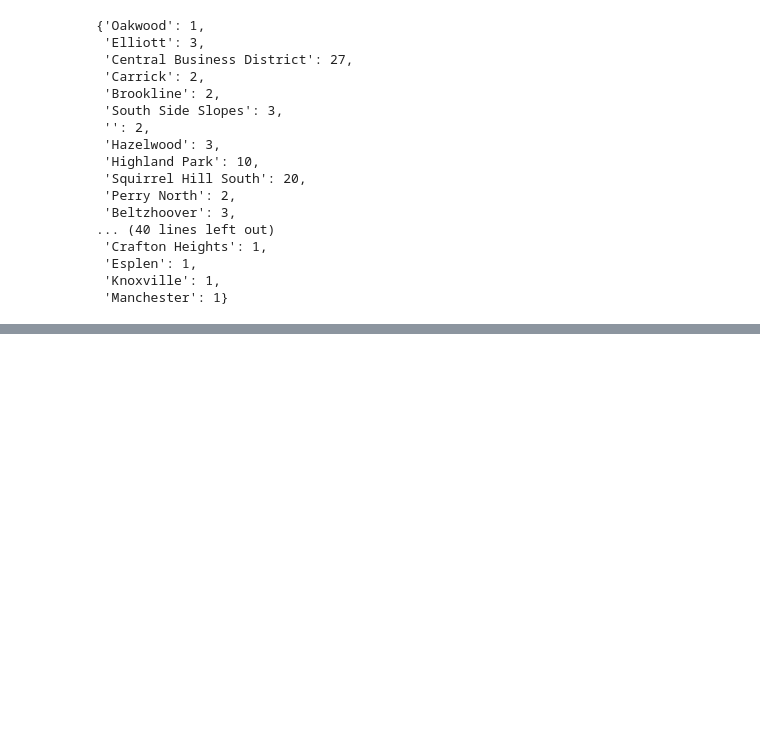
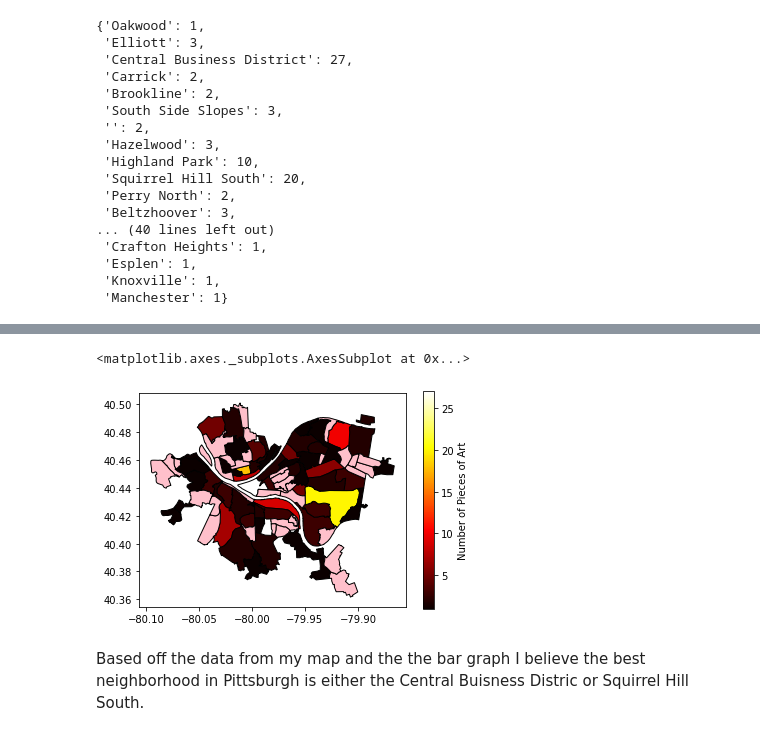
Before and after one commit to kaitlynnaehr/Final-Project-CMPINF0010, a Jupyter notebook: Art Notebook.ipynb, the cells around one changed output, grey strips where cells are left out. Drawn from its saved outputs; the diff is of its cells as text; code cells hidden in the pictures; blank space fills up the shorter version.

```diff
--- a/Art Notebook.ipynb
+++ b/Art Notebook.ipynb
@@ -91,0 +107,4 @@ art.head()
+# %%
+#merge my art data frame and the shape file
+art_map = neighborhoods.merge(art_df, how = 'left', left_on='hood', right_on='neighborhood')
+art_map[['hood','number of pieces of art','geometry']]
@@ -91,0 +125,13 @@ art.head()
+# %%
+#plots the map of the data
+art_map.plot(column='number of pieces of art',
+             cmap = 'hot',
+            edgecolor="black",
+            legend=True,
+            legend_kwds={'label':"Number of Pieces of Art"},
+            missing_kwds={"color":"pink"})
+# %% [output]
+<matplotlib.axes._subplots.AxesSubplot at 0x...>
+[figure, added]
+# %% [markdown]
+Based off the data from my map and the the bar graph I believe the best neighborhood in Pittsburgh is either the Central Buisness Distric or Squirrel Hill South.
```
Also changed, not shown: parts of 15 cells of this notebook.
